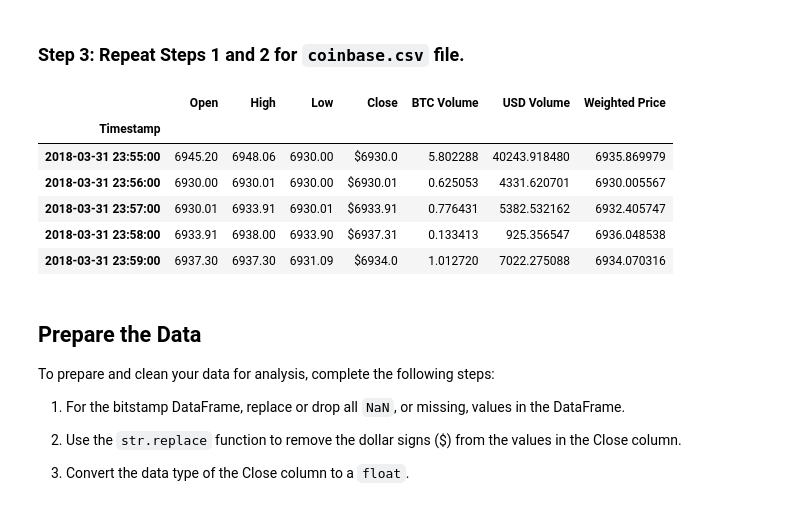
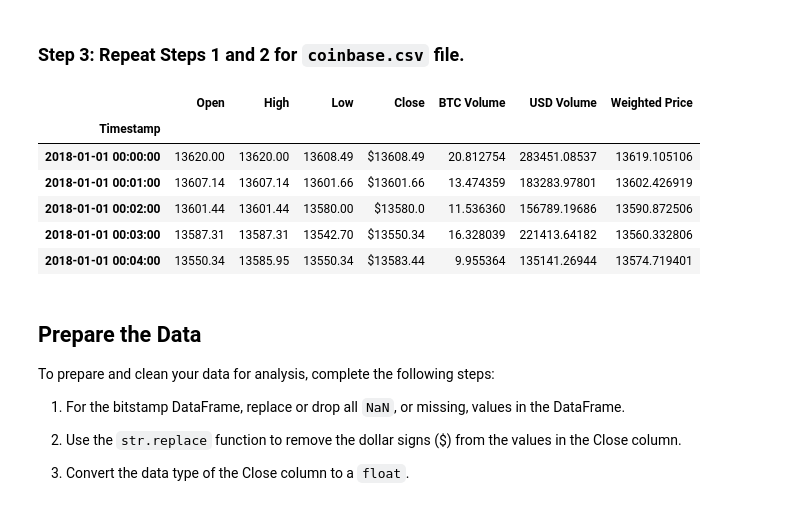
Before and after one commit to DigitalGoldRush/Module_3_Challenge, a Jupyter notebook: Module 3 Challenge/Starter_Code/crypto_arbitrage.ipynb, the cells around one changed output. Drawn from its saved outputs; the diff is of its cells as text; code cells hidden in the pictures.

```diff
--- a/Module 3 Challenge/Starter_Code/crypto_arbitrage.ipynb
+++ b/Module 3 Challenge/Starter_Code/crypto_arbitrage.ipynb
@@ -66,18 +64,23 @@ FileNotFoundError: [Errno 2] No such file or directory: 'Module 3 Challenge/Star
 # The CSV file is located in the Resources folder.
 # Set the index to the column "Timestamp"
 # Set the parse_dates and infer_datetime_format parameters
-coinbase = # YOUR CODE HERE
+coinbase_df = pd.read_csv(
+    Path("/Users/michaeldionne/Documents/GitHub/Module_3_Challenge/Module 3 Challenge/Starter_Code/Resources/coinbase.csv"),
+    index_col="Timestamp",
+    parse_dates=True,
+    infer_datetime_format=True
+)
 # %%
 # Use the head (and/or tail) function to confirm that the data was imported properly.
-# YOUR CODE HERE
+coinbase_df.head()
 # %% [output]
 |  | Open | High | Low | Close | BTC Volume | USD Volume | Weighted Price |
 | Timestamp |  |  |  |  |  |  |  |
-| 2018-03-31 23:55:00 | 6945.20 | 6948.06 | 6930.00 | $6930.0 | 5.802288 | 40243.918480 | 6935.869979 |
-| 2018-03-31 23:56:00 | 6930.00 | 6930.01 | 6930.00 | $6930.01 | 0.625053 | 4331.620701 | 6930.005567 |
-| 2018-03-31 23:57:00 | 6930.01 | 6933.91 | 6930.01 | $6933.91 | 0.776431 | 5382.532162 | 6932.405747 |
-| 2018-03-31 23:58:00 | 6933.91 | 6938.00 | 6933.90 | $6937.31 | 0.133413 | 925.356547 | 6936.048538 |
-| 2018-03-31 23:59:00 | 6937.30 | 6937.30 | 6931.09 | $6934.0 | 1.012720 | 7022.275088 | 6934.070316 |
+| 2018-01-01 00:00:00 | 13620.00 | 13620.00 | 13608.49 | $13608.49 | 20.812754 | 283451.08537 | 13619.105106 |
+| 2018-01-01 00:01:00 | 13607.14 | 13607.14 | 13601.66 | $13601.66 | 13.474359 | 183283.97801 | 13602.426919 |
+| 2018-01-01 00:02:00 | 13601.44 | 13601.44 | 13580.00 | $13580.0 | 11.536360 | 156789.19686 | 13590.872506 |
+| 2018-01-01 00:03:00 | 13587.31 | 13587.31 | 13542.70 | $13550.34 | 16.328039 | 221413.64182 | 13560.332806 |
+| 2018-01-01 00:04:00 | 13550.34 | 13585.95 | 13550.34 | $13583.44 | 9.955364 | 135141.26944 | 13574.719401 |
 # %% [markdown]
 ## Prepare the Data
 
```
Also changed, not shown: parts of 3 cells of this notebook.
